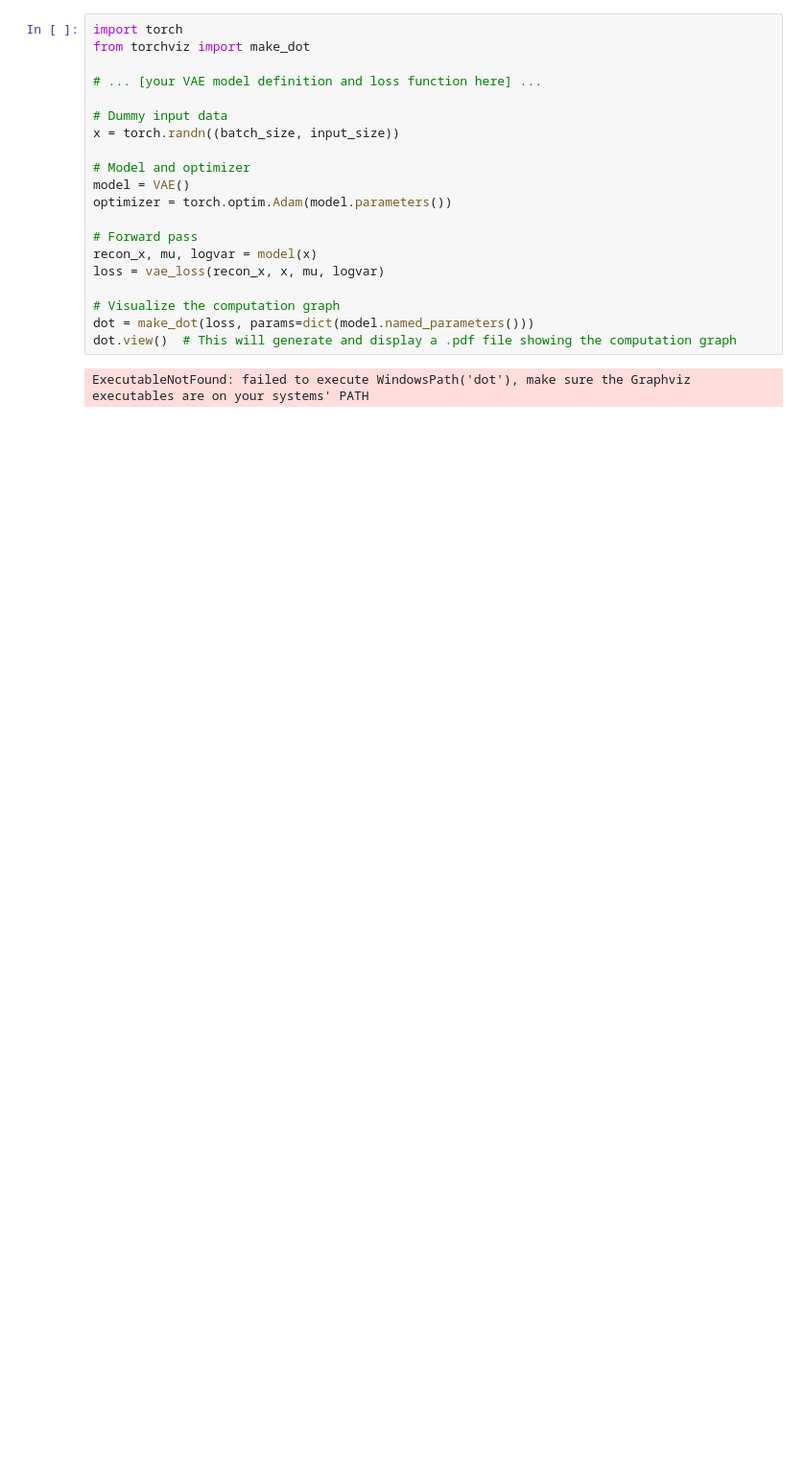
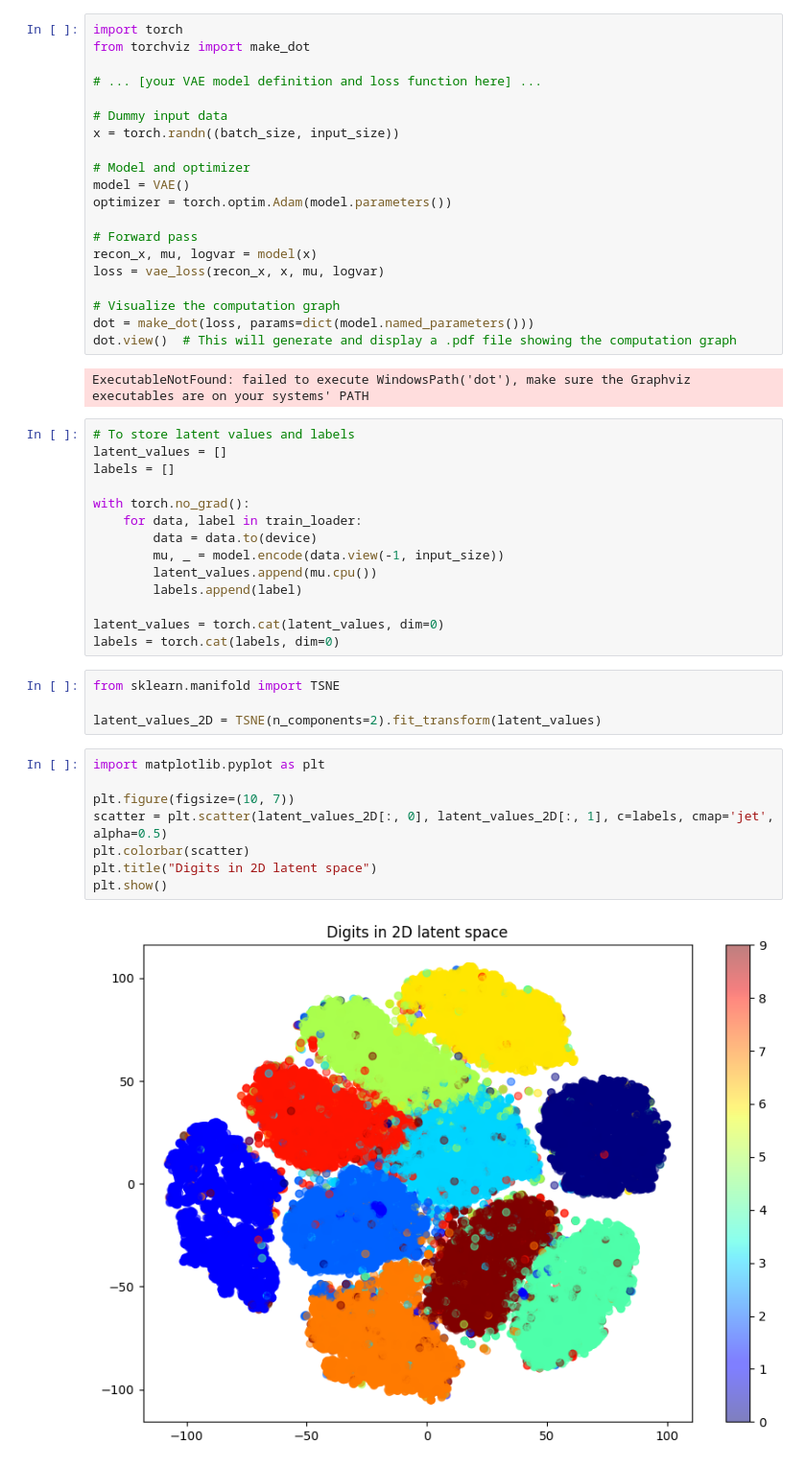
Before and after one commit to hozgur/Fundamentals, a Jupyter notebook: ai/fundamentals/mnist_vae_v2.ipynb, the cells around one changed output. Shown: that part at 96% size. Cells and saved outputs as stored; diff of their text form; blank space fills up the shorter version.

```diff
--- a/ai/fundamentals/mnist_vae_v2.ipynb
+++ b/ai/fundamentals/mnist_vae_v2.ipynb
@@ -166,3 +172,31 @@ dot = make_dot(loss, params=dict(model.named_parameters()))
 dot.view()  # This will generate and display a .pdf file showing the computation graph
 # %% [output]
 ExecutableNotFound: failed to execute WindowsPath('dot'), make sure the Graphviz executables are on your systems' PATH
+# %%
+# To store latent values and labels
+latent_values = []
+labels = []
+
+with torch.no_grad():
+    for data, label in train_loader:
+        data = data.to(device)
+        mu, _ = model.encode(data.view(-1, input_size))
+        latent_values.append(mu.cpu())
+        labels.append(label)
+
+latent_values = torch.cat(latent_values, dim=0)
+labels = torch.cat(labels, dim=0)
+# %%
+from sklearn.manifold import TSNE
+
+latent_values_2D = TSNE(n_components=2).fit_transform(latent_values)
+# %%
+import matplotlib.pyplot as plt
+
+plt.figure(figsize=(10, 7))
+scatter = plt.scatter(latent_values_2D[:, 0], latent_values_2D[:, 1], c=labels, cmap='jet', alpha=0.5)
+plt.colorbar(scatter)
+plt.title("Digits in 2D latent space")
+plt.show()
+# %% [output]
+[figure, added]
```
Also changed, not shown: parts of 5 cells of this notebook.
